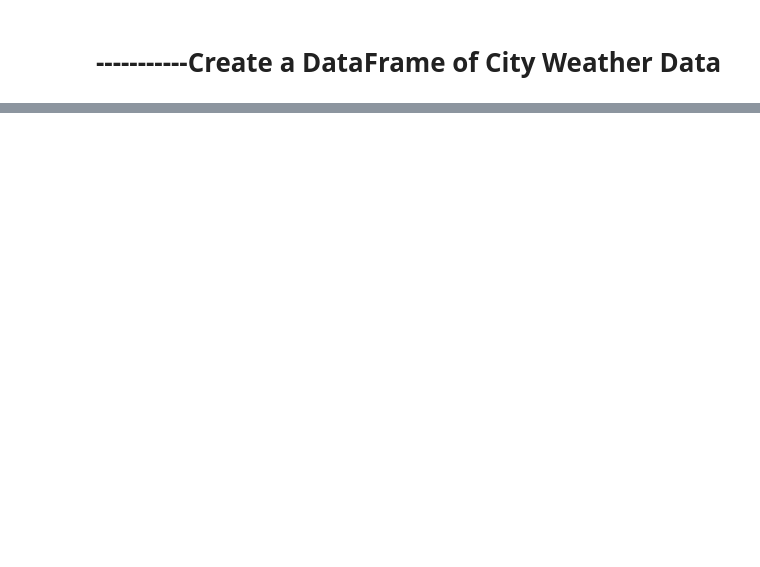
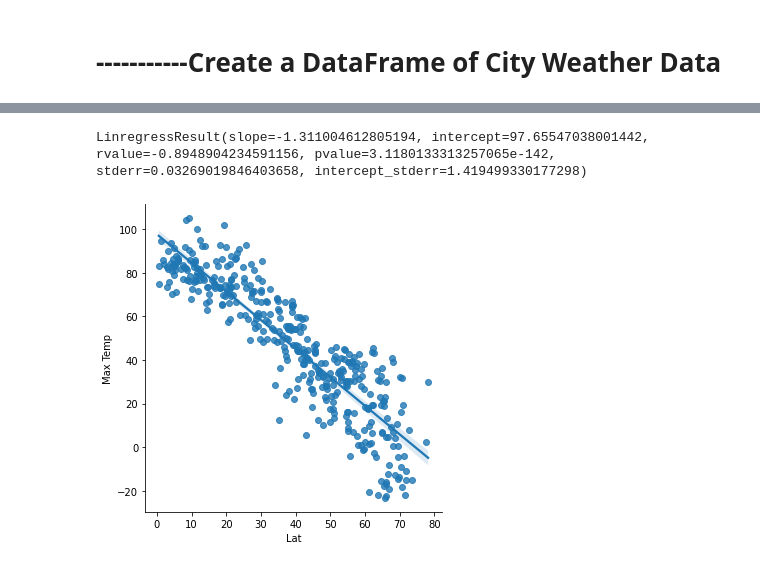
Before and after one commit to yycheung/World_Weather_Analysis, a Jupyter notebook: WeatherPy.ipynb, the cells around one changed output, grey strips where cells are left out. Cells and saved outputs as stored; diff of their text form; code cells hidden in the pictures; blank space fills up the shorter version.

```diff
--- a/WeatherPy.ipynb
+++ b/WeatherPy.ipynb
@@ -339,0 +401,4 @@ plt.show()
+# %%
+# Create Northern and Southern Hemisphere DataFrames.
+northern_hemi_df = city_data_df.loc[(city_data_df["Lat"] >= 0)]
+southern_hemi_df = city_data_df.loc[(city_data_df["Lat"] < 0)]
@@ -339,0 +414,7 @@ plt.show()
+# %%
+import seaborn as sns
+sns.lmplot(x="Lat",y="Max Temp", data=northern_hemi_df, fit_reg=True)
+linregress(northern_hemi_df['Lat'], northern_hemi_df['Max Temp'])
+# %% [output]
+LinregressResult(slope=-1.311004612805194, intercept=97.65547038001442, rvalue=-0.8948904234591156, pvalue=3.1180133313257065e-142, stderr=0.03269019846403658, intercept_stderr=1.419499330177298)
+[figure, added]
```
Also changed, not shown: parts of 56 cells of this notebook, 6 other files.
